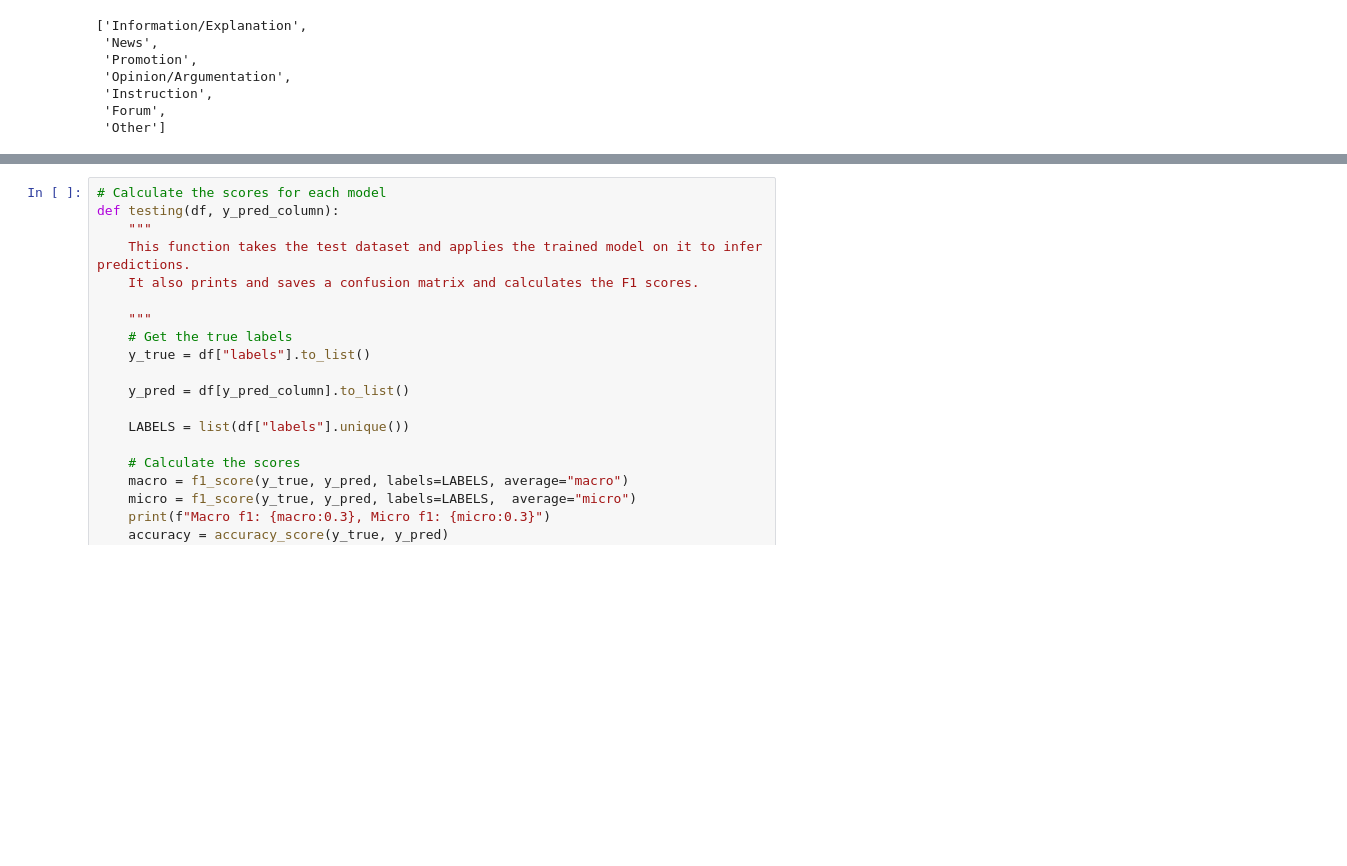
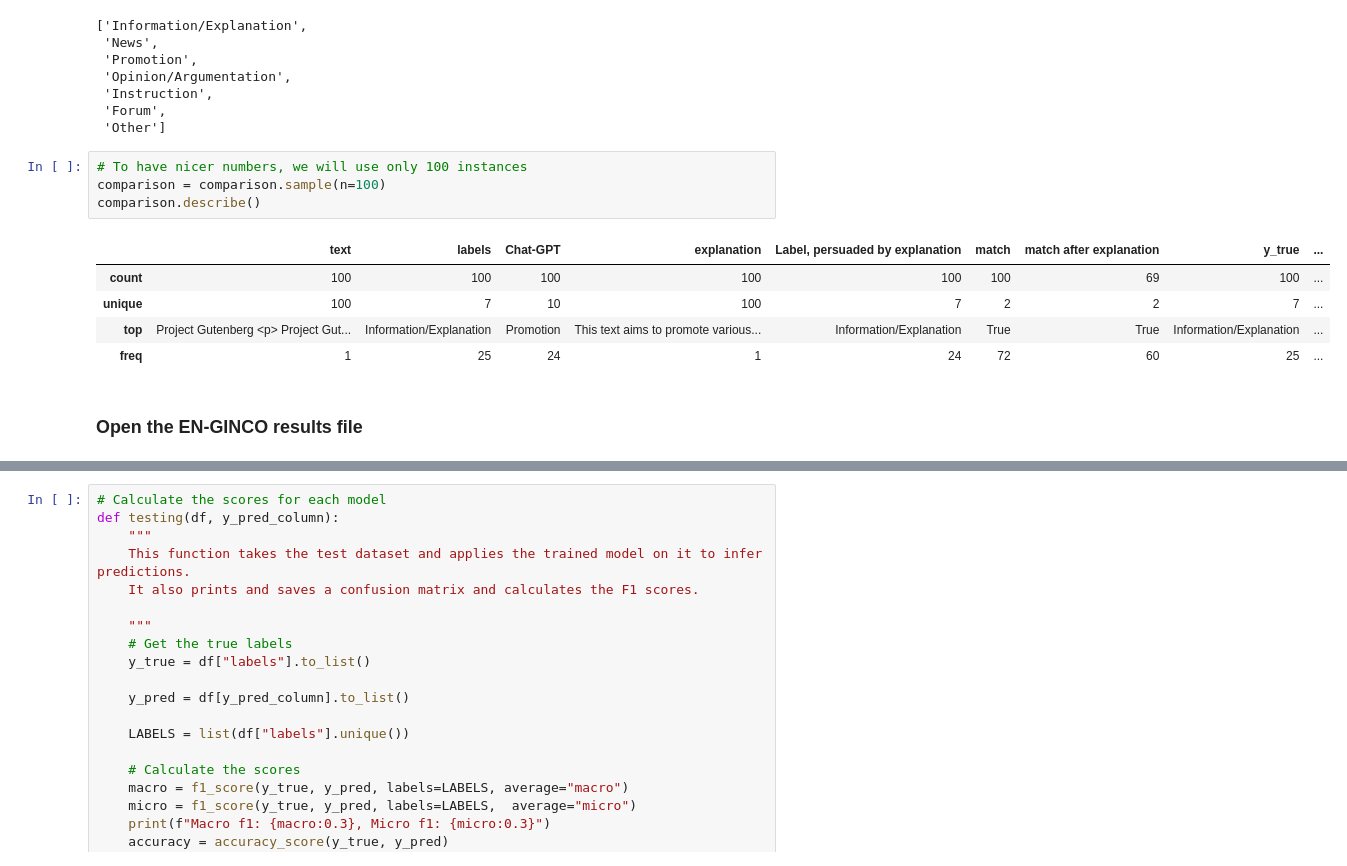
Before and after one commit to TajaKuzman/Genre-Datasets-Comparison, a Jupyter notebook: Creation-of-classifiers-and-cross-prediction/5.4-X-GENRE-experiments-result-analysis.ipynb, the cells around one changed output, grey strips where cells are left out. Saved outputs shown, nothing was run; the diff lists cells and outputs as text; blank space fills up the shorter version.

```diff
--- a/Creation-of-classifiers-and-cross-prediction/5.4-X-GENRE-experiments-result-analysis.ipynb
+++ b/Creation-of-classifiers-and-cross-prediction/5.4-X-GENRE-experiments-result-analysis.ipynb
@@ -283,6 +317,18 @@ list(comparison["labels"].unique())
  'Instruction',
  'Forum',
  'Other']
+# %%
+# To have nicer numbers, we will use only 100 instances
+comparison = comparison.sample(n=100)
+comparison.describe()
+# %% [output]
+|  | text | labels | Chat-GPT | explanation | Label, persuaded by explanation | match | match after explanation | y_true | ... |
+| count | 100 | 100 | 100 | 100 | 100 | 100 | 69 | 100 | ... |
+| unique | 100 | 7 | 10 | 100 | 7 | 2 | 2 | 7 | ... |
+| top | Project Gutenberg <p> Project Gut... | Information/Explanation | Promotion | This text aims to promote various... | Information/Explanation | True | True | Information/Explanation | ... |
+| freq | 1 | 25 | 24 | 1 | 24 | 72 | 60 | 25 | ... |
+# %% [markdown]
+### Open the EN-GINCO results file
 # %%
 # Open the saved file
 comparison = pd.read_csv("EN-GINCO-comparison-withChatGPT.csv", index_col = 0)
```
Also changed, not shown: parts of 21 cells of this notebook, 4 other files.
